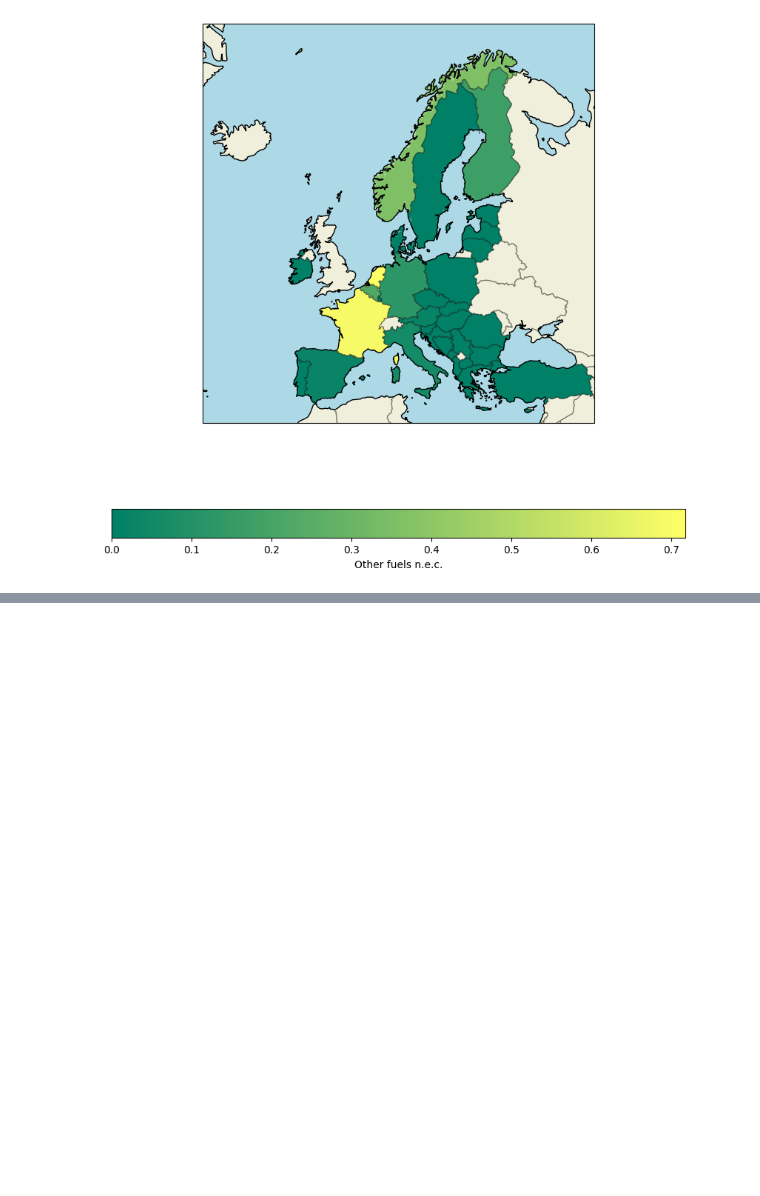
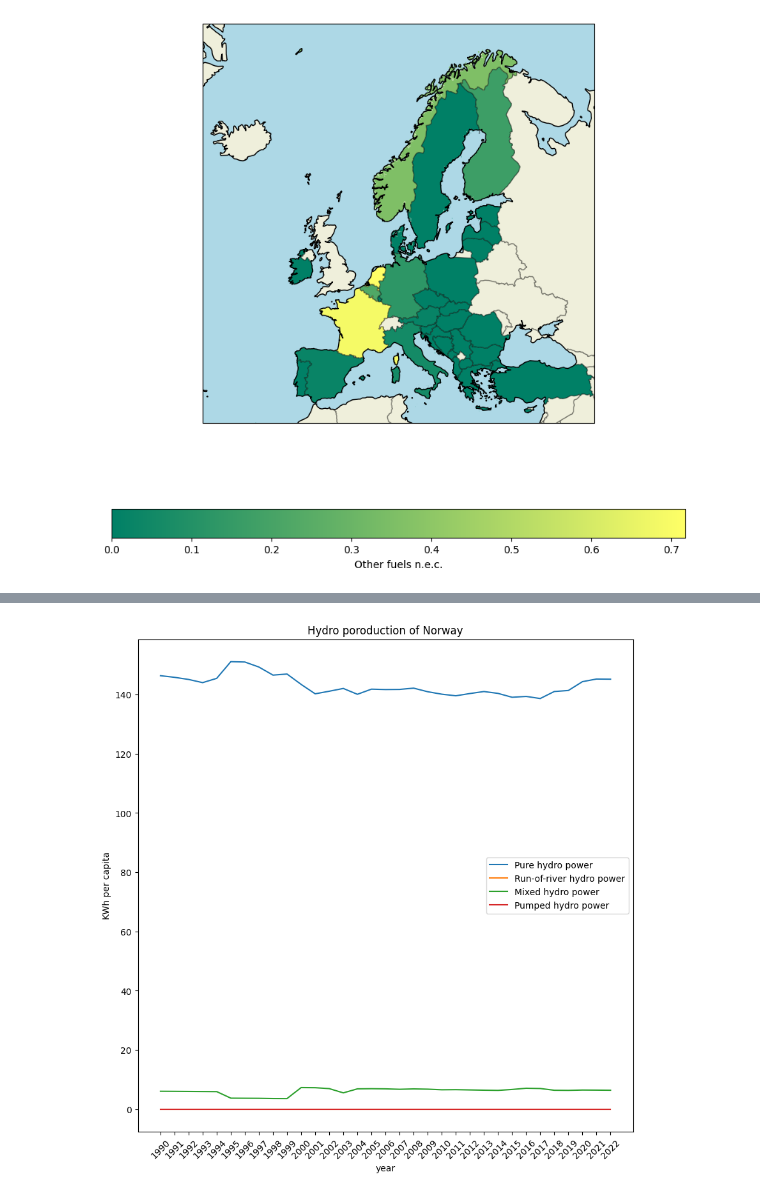
Before and after one commit to TilenG2/EU_Power_production, a Jupyter notebook: electrical_production.ipynb, the cells around one changed output, grey strips where cells are left out. Drawn from its saved outputs; the diff is of its cells as text; code cells hidden in the pictures; blank space fills up the shorter version.

Commit message:
Norway hydro

```diff
--- a/electrical_production.ipynb
+++ b/electrical_production.ipynb
@@ -537,0 +544,4 @@ for siec, i in zip(data_power_production_normalized.keys(), range(len(data_power
+# %%
+# data_renewables_small.iloc[row]
+data_pop_Norwey = data_pop_imputed.loc[data_pop_imputed['geo'] == 'NO'].set_index('geo')
+data_pop_Norwey
@@ -537,0 +552,13 @@ for siec, i in zip(data_power_production_normalized.keys(), range(len(data_power
+# %%
+NO = data_renewables['geo'] == 'NO'
+
+SIEC = data_renewables['siec'] == None
+hydro = {'RA110', 'RA110ROR', 'RA120', 'RA130'} # 'RA100',
+
+for siec in hydro:
+    SIEC = np.logical_or(SIEC, data_renewables['siec'] == siec)
+
+condition = np.logical_and(NO, SIEC)
+
+data_hydro_Norway = data_renewables.loc[condition].drop(['freq', 'plant_tec', 'unit', 'geo'], axis=1).set_index('siec')
+data_hydro_Norway
@@ -537,0 +572,4 @@ for siec, i in zip(data_power_production_normalized.keys(), range(len(data_power
+# %%
+for row in range(len(data_hydro_Norway)):
+    data_hydro_Norway.iloc[row] = data_hydro_Norway.iloc[row] * 24 * 1000 / data_pop_Norwey.iloc[0]
+data_hydro_Norway
@@ -537,0 +583,13 @@ for siec, i in zip(data_power_production_normalized.keys(), range(len(data_power
+# %%
+plt.figure(figsize=(10, 10))
+plt.title("Hydro poroduction of Norway")
+
+for power, siec in zip(data_hydro_Norway.values, data_hydro_Norway.index):
+    plt.plot(data_hydro_Norway.keys(), power, label=what_is(siec, short=True))
+    plt.xlabel("year")
+    plt.ylabel("KWh per capita")
+    plt.legend()
+    plt.xticks(rotation=45)
+plt.show()
+# %% [output]
+[figure, added]
```
Also changed, not shown: parts of 5 cells of this notebook.
